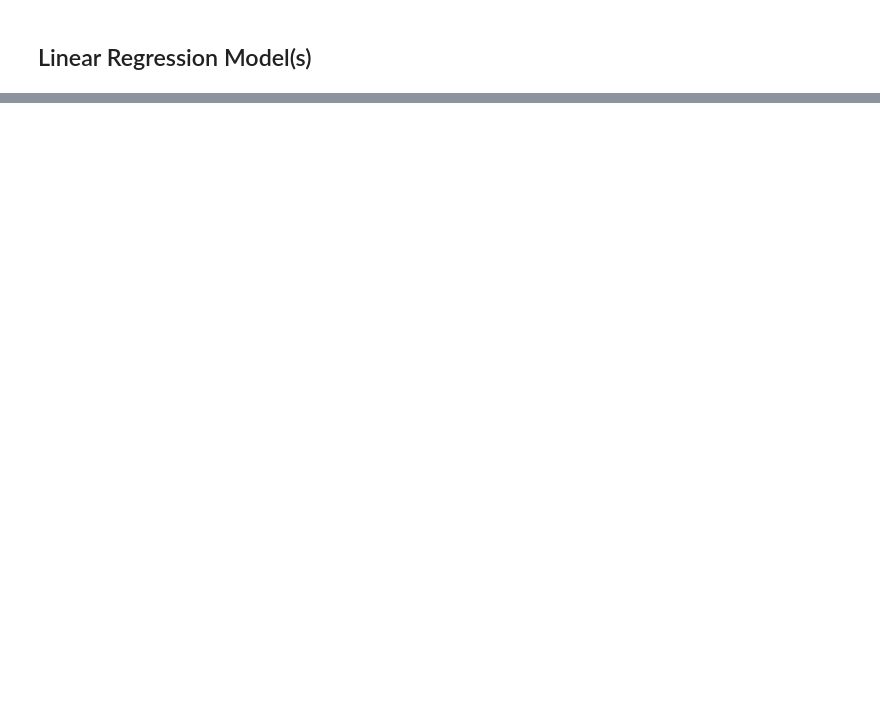
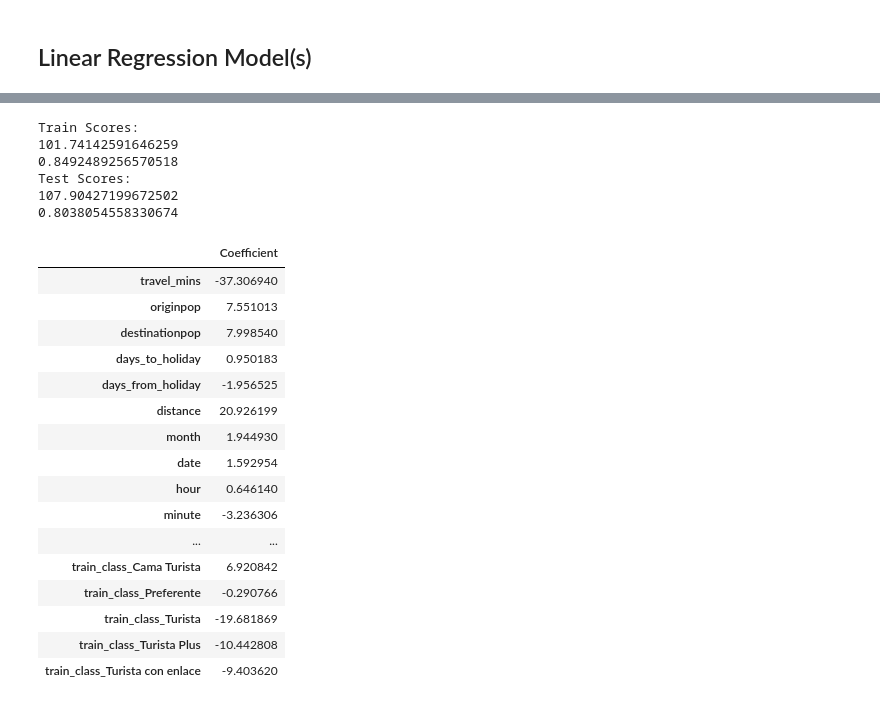
Before and after one commit to CTso25/Predict-Train-Prices, a Jupyter notebook: linear_regression.ipynb, the cells around one changed output, grey strips where cells are left out. Cells and saved outputs as stored; diff of their text form; code cells hidden in the pictures; blank space fills up the shorter version.

```diff
--- a/linear_regression.ipynb
+++ b/linear_regression.ipynb
@@ -106,0 +99,56 @@ print(np.mean(test_preds_acc))
+# %%
+# Linear Regression model (with Ridge Regression)
+rr = Ridge(alpha=0.1)
+rr.fit(X_train, y_train)
+
+# Compute predictions
+y_pred_train = rr.predict(X_train)
+y_pred_test = rr.predict(X_test)
+
+# Compute upper and lower bounds on actual response variable values
+y_train_upper_bound = preprocessor.get_upper_bounds(y_train, 5)
+y_train_lower_bound = preprocessor.get_lower_bounds(y_train, 5)
+y_test_upper_bound = preprocessor.get_upper_bounds(y_test, 5)
+y_test_lower_bound = preprocessor.get_lower_bounds(y_test, 5)
+
+# Compute metrics
+MSE = mean_squared_error(y_train, y_pred_train)
+r2 = r2_score(y_train, y_pred_train)
+
+print("Train Scores:")
+print(MSE)
+print(r2)
+
+MSE = mean_squared_error(y_test, y_pred_test)
+r2 = r2_score(y_test, y_pred_test)
+
+print("Test Scores:")
+print(MSE)
+print(r2)
+
+coef_df = pd.DataFrame(rr.coef_[0], features, columns=['Coefficient'])
+coef_df
+# %% [output]
+Train Scores:
+101.74142591646259
+0.8492489256570518
+Test Scores:
+107.90427199672502
+0.8038054558330674
+|  | Coefficient |
+| travel_mins | -37.306940 |
+| originpop | 7.551013 |
+| destinationpop | 7.998540 |
+| days_to_holiday | 0.950183 |
+| days_from_holiday | -1.956525 |
+| distance | 20.926199 |
+| month | 1.944930 |
+| date | 1.592954 |
+| hour | 0.646140 |
+| minute | -3.236306 |
+| ... | ... |
+| train_class_Cama Turista | 6.920842 |
+| train_class_Preferente | -0.290766 |
+| train_class_Turista | -19.681869 |
+| train_class_Turista Plus | -10.442808 |
+| train_class_Turista con enlace | -9.403620 |
```
Also changed, not shown: parts of 8 cells of this notebook.
